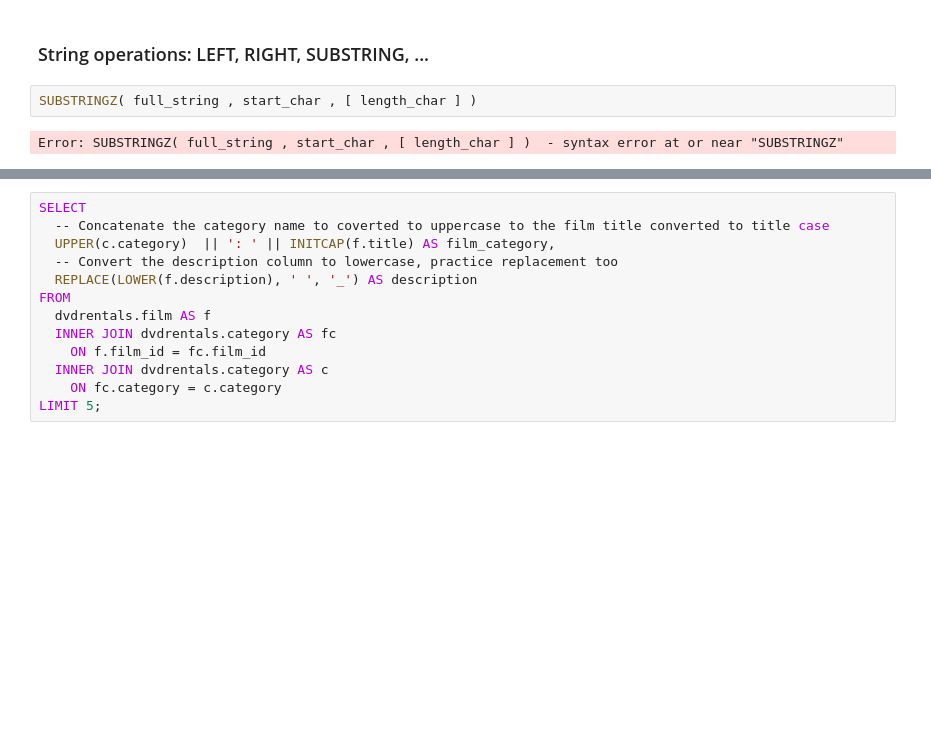
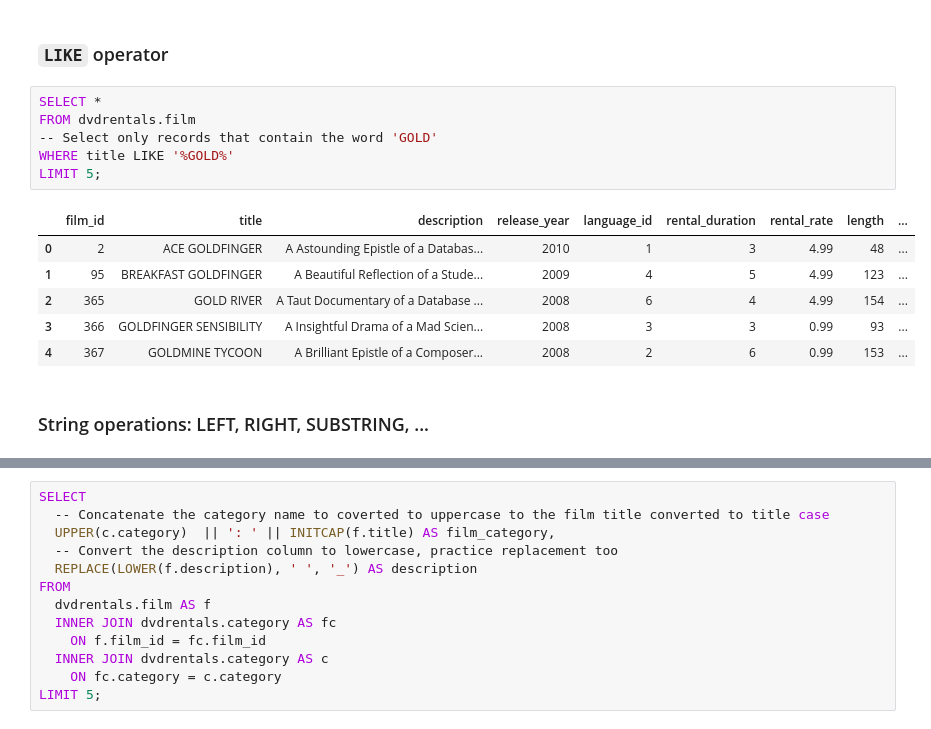
Before and after one commit to ursumarius/sql-datacamp, a Jupyter notebook: PostgreSQL-manipulating-data-functions/PostgreSQL-manipulating-data.ipynb, the cells around one changed output, grey strips where cells are left out. Saved outputs shown, nothing was run; the diff lists cells and outputs as text; blank space fills up the shorter version.

```diff
--- a/PostgreSQL-manipulating-data-functions/PostgreSQL-manipulating-data.ipynb
+++ b/PostgreSQL-manipulating-data-functions/PostgreSQL-manipulating-data.ipynb
@@ -32,6 +112,17 @@ Use the different tables to explore the data and practice your skills!
+# %% [markdown]
+### `LIKE` operator
+# %%
+SELECT *
+FROM dvdrentals.film
+-- Select only records that contain the word 'GOLD'
+WHERE title LIKE '%GOLD%'
+LIMIT 5;
+# %% [output]
+|  | film_id | title | description | release_year | language_id | rental_duration | rental_rate | length | ... |
+| 0 | 2 | ACE GOLDFINGER | A Astounding Epistle of a Databas... | 2010 | 1 | 3 | 4.99 | 48 | ... |
+| 1 | 95 | BREAKFAST GOLDFINGER | A Beautiful Reflection of a Stude... | 2009 | 4 | 5 | 4.99 | 123 | ... |
+| 2 | 365 | GOLD RIVER | A Taut Documentary of a Database ... | 2008 | 6 | 4 | 4.99 | 154 | ... |
+| 3 | 366 | GOLDFINGER SENSIBILITY | A Insightful Drama of a Mad Scien... | 2008 | 3 | 3 | 0.99 | 93 | ... |
+| 4 | 367 | GOLDMINE TYCOON | A Brilliant Epistle of a Composer... | 2008 | 2 | 6 | 0.99 | 153 | ... |
 # %% [markdown]
 ### String operations: LEFT, RIGHT, SUBSTRING, ...
-# %%
-SUBSTRINGZ( full_string , start_char , [ length_char ] )
-# %% [output]
-Error: SUBSTRINGZ( full_string , start_char , [ length_char ] )  - syntax error at or near "SUBSTRINGZ"
```
Also changed, not shown: parts of 32 cells of this notebook, 1 other file.
